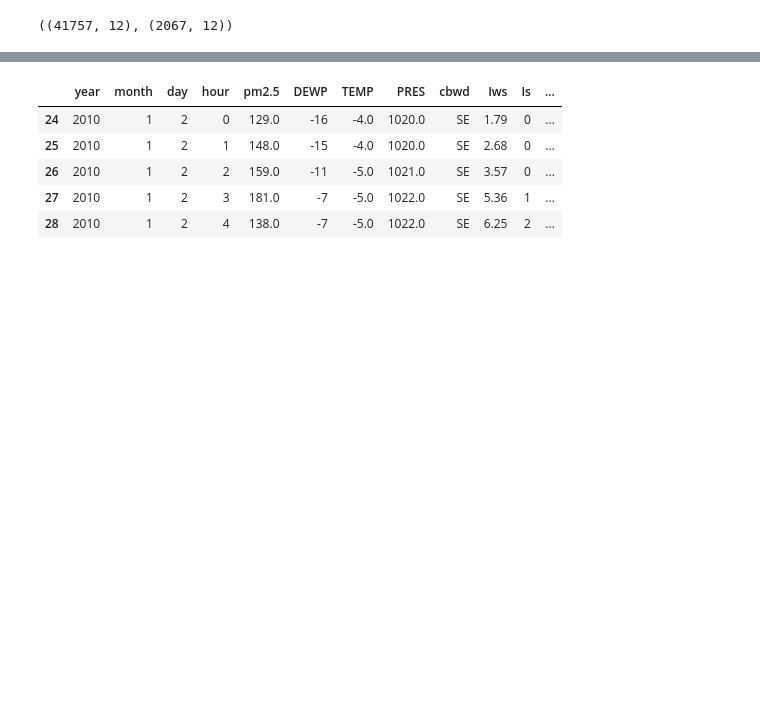
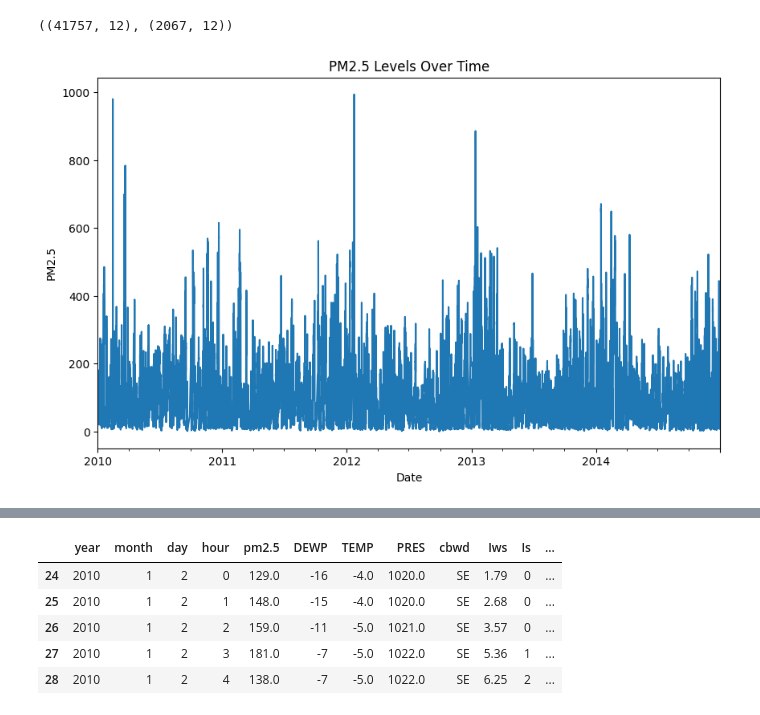
Before and after one commit to cameronliddle/Algorithms, a Jupyter notebook: AirQuality.ipynb, the cells around one changed output, grey strips where cells are left out. Drawn from its saved outputs; the diff is of its cells as text; code cells hidden in the pictures; blank space fills up the shorter version.

```diff
--- a/AirQuality.ipynb
+++ b/AirQuality.ipynb
@@ -100,4 +100,9 @@ Data columns (total 13 columns):
  12  Ir      43824 non-null  int64
 dtypes: float64(4), int64(8), object(1)
 memory usage: 4.3+ MB
+# %%
+df['datetime'] = pd.to_datetime(df[['year', 'month', 'day', 'hour']])
+df.set_index('datetime', inplace=True)
+# %%
+df['pm2.5'] = df['pm2.5'].interpolate(method='time')  # Fill missing values with time-based interpolation
 # %%
@@ -108,3 +112,10 @@ train, test = df[~df['pm2.5'].isnull()], df[df['pm2.5'].isnull()]
 train.shape, test.shape
 # %% [output]
 ((41757, 12), (2067, 12))
+# %%
+df['pm2.5'].plot(title='PM2.5 Levels Over Time', figsize=(10, 6))
+plt.xlabel('Date')
+plt.ylabel('PM2.5')
+plt.show()
+# %% [output]
+[figure, added]
```
Also changed, not shown: parts of 5 cells of this notebook.
